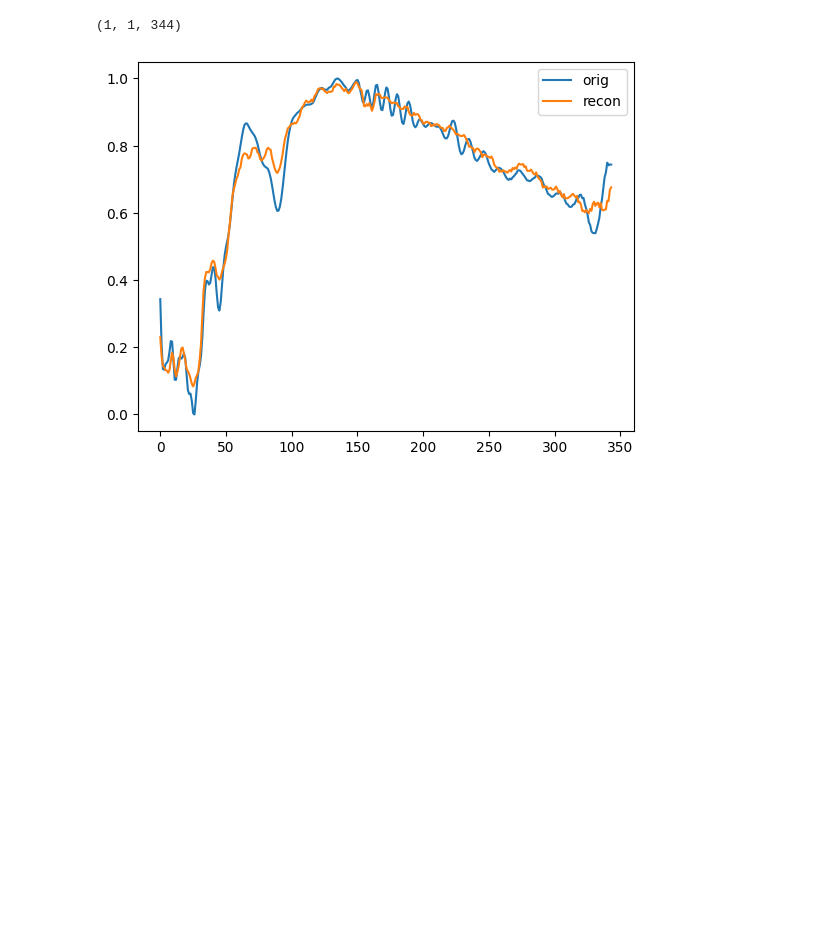
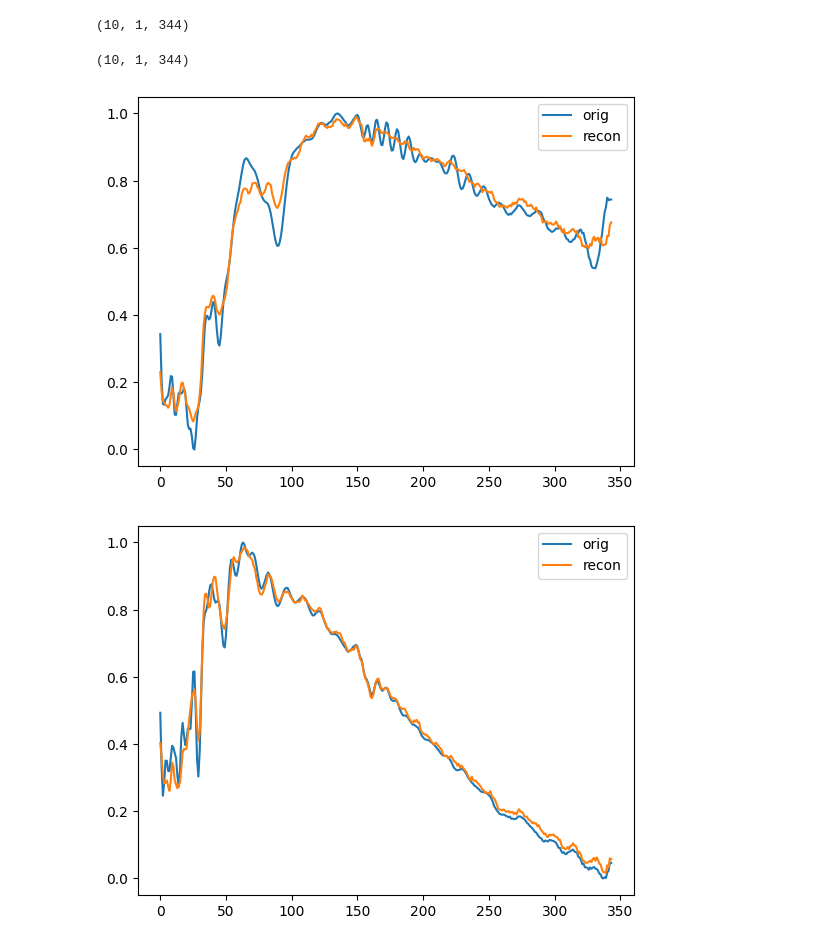
Before and after one commit to HITS-AIN/Spherinator, a Jupyter notebook: gaia/onnx_vae_reconstruction.ipynb, the cells around one changed output. Saved outputs shown, nothing was run; the diff lists cells and outputs as text; code cells hidden in the pictures; blank space fills up the shorter version.

Commit message:
improve xp sampled reconstructions

```diff
--- a/gaia/onnx_vae_reconstruction.ipynb
+++ b/gaia/onnx_vae_reconstruction.ipynb
@@ -19,16 +9,42 @@ data.shape
+# %%
+import pandas as pd
+
+file = "/home/doserbd/data/gaia/xp_sampled_mean_spectrum/csv/XpSampledMeanSpectrum_000000-003111.csv.gz"
+gaia = pd.read_csv(file, comment='#', nrows=10)
+# %%
+list_of_arrays = [
+    "flux",
+    "flux_error",
+]
+
+for array in list_of_arrays:
+    gaia[array] = gaia[array].apply(
+        lambda x: np.fromstring(x[1:-1], dtype=np.float32, sep=",")
+    )
+# %%
+gaia["flux"] = gaia["flux"].apply(lambda x: (x - np.min(x)) / (np.max(x) - np.min(x)))
+gaia["flux"] = gaia["flux"].apply(lambda x: np.append(x, x[-1]))
+# %%
+data = np.array(gaia["flux"].values.tolist())
+data = data.reshape(10, 1, 344)
+data.shape
+# %% [output]
+(10, 1, 344)
 # %%
 z = ort_encoder.run(['div'], {'l_x_': data})
 recon = ort_decoder.run(None, {'l_x_': z[0]})
 recon[0].shape
 # %% [output]
-(1, 1, 344)
+(10, 1, 344)
 # %%
 from matplotlib import pyplot as plt
 
-plt.figure()
-plt.plot(data[0][0], label=f"orig")
-plt.plot(recon[0][0][0], label=f"recon")
-plt.legend(loc="upper right")
-plt.show()
+for idx in range(10):
+    plt.figure()
+    plt.plot(data[idx][0], label=f"orig")
+    plt.plot(recon[0][idx][0], label=f"recon")
+    plt.legend(loc="upper right")
+    plt.show()
 # %% [output]
 [figure]
+[figure, added]
```
Also changed, not shown: parts of 3 cells of this notebook, 2 other files.
